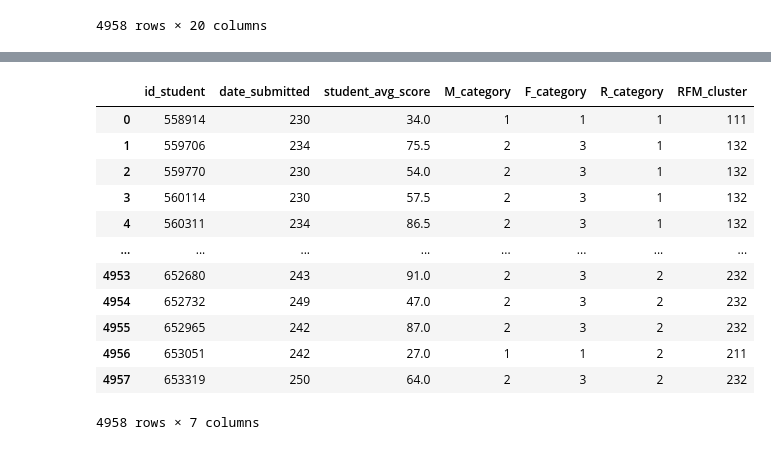
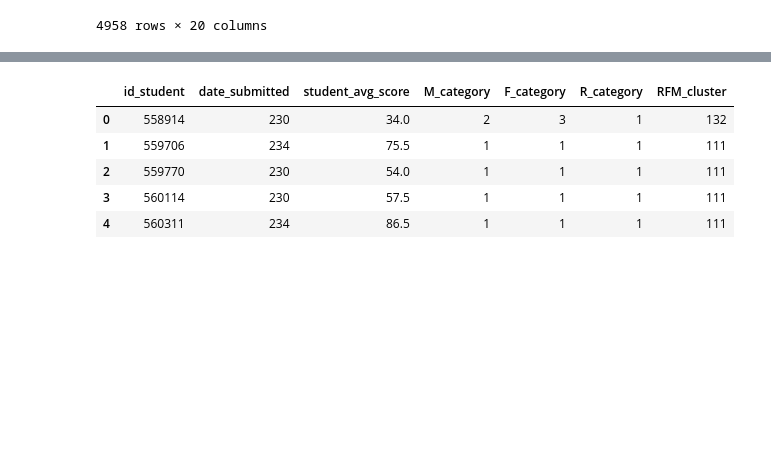
Before and after one commit to Zovminga/e-learning_pet_project, a Jupyter notebook: Code.ipynb, the cells around one changed output, grey strips where cells are left out. Cells and saved outputs as stored; diff of their text form; code cells hidden in the pictures; blank space fills up the shorter version.

```diff
--- a/Code.ipynb
+++ b/Code.ipynb
@@ -487,8 +489,8 @@ df_rfm = pd.merge(df_rfm, df_avg_score, how = 'left', on = ['id_student'])
 # %%
 # sns.displot(ddf.student_avg_score)
 # %%
-# Рассчитаем метрику М, поделим средние баллы студентов на 3 сегмента
-df_rfm['M_category'] = pd.cut(df_rfm.student_avg_score, bins = [0, 40, 100], labels = [1, 2])
+# Calculate the M metric, divide the average scores of students into 2 segments
+df_rfm['M_category'] = pd.cut(df_rfm.student_avg_score, bins = [0, 40, 100], labels = [2, 1])
 # %%
 df_rfm
 # %% [output]
@@ -541,8 +543,8 @@ df_f
 | 4631 | 2698251 | 1 | 1 | 1.0 |
 4632 rows × 4 columns
 # %%
-# Рассчитаем метрику F, выделим 3 сегмента для студентов
-df_f['F_category'] = pd.cut(df_f.completion_ratio_student, bins = [-1, 0, 0.5, 1], labels = [1, 2, 3])
+# Calculate F metric and cut on 3 clusters
+df_f['F_category'] = pd.cut(df_f.completion_ratio_student, bins = [-1, 0, 0.5, 1], labels = [3, 2, 1])
 # %%
 df_f.drop(columns = ['score', 'exam_passed', 'completion_ratio_student'], inplace = True)
 # %%
@@ -649,21 +638,14 @@ dtype: object
 # %%
 df_rfm['RFM_cluster'] = df_rfm['R_category'] + df_rfm['F_category'] + df_rfm['M_category']
 # %%
-df_rfm
+df_rfm.head()
 # %% [output]
 |  | id_student | date_submitted | student_avg_score | M_category | F_category | R_category | RFM_cluster |
-| 0 | 558914 | 230 | 34.0 | 1 | 1 | 1 | 111 |
-| 1 | 559706 | 234 | 75.5 | 2 | 3 | 1 | 132 |
-| 2 | 559770 | 230 | 54.0 | 2 | 3 | 1 | 132 |
-| 3 | 560114 | 230 | 57.5 | 2 | 3 | 1 | 132 |
-| 4 | 560311 | 234 | 86.5 | 2 | 3 | 1 | 132 |
-| ... | ... | ... | ... | ... | ... | ... | ... |
-| 4953 | 652680 | 243 | 91.0 | 2 | 3 | 2 | 232 |
-| 4954 | 652732 | 249 | 47.0 | 2 | 3 | 2 | 232 |
-| 4955 | 652965 | 242 | 87.0 | 2 | 3 | 2 | 232 |
-| 4956 | 653051 | 242 | 27.0 | 1 | 1 | 2 | 211 |
-| 4957 | 653319 | 250 | 64.0 | 2 | 3 | 2 | 232 |
+| 0 | 558914 | 230 | 34.0 | 2 | 3 | 1 | 132 |
+| 1 | 559706 | 234 | 75.5 | 1 | 1 | 1 | 111 |
+| 2 | 559770 | 230 | 54.0 | 1 | 1 | 1 | 111 |
+| 3 | 560114 | 230 | 57.5 | 1 | 1 | 1 | 111 |
+| 4 | 560311 | 234 | 86.5 | 1 | 1 | 1 | 111 |
-4958 rows × 7 columns
 # %%
 data = df_rfm.groupby('RFM_cluster', as_index = False)\
 .agg({'id_student' : 'count'})\
```
Also changed, not shown: parts of 70 cells of this notebook, 1 other file.
